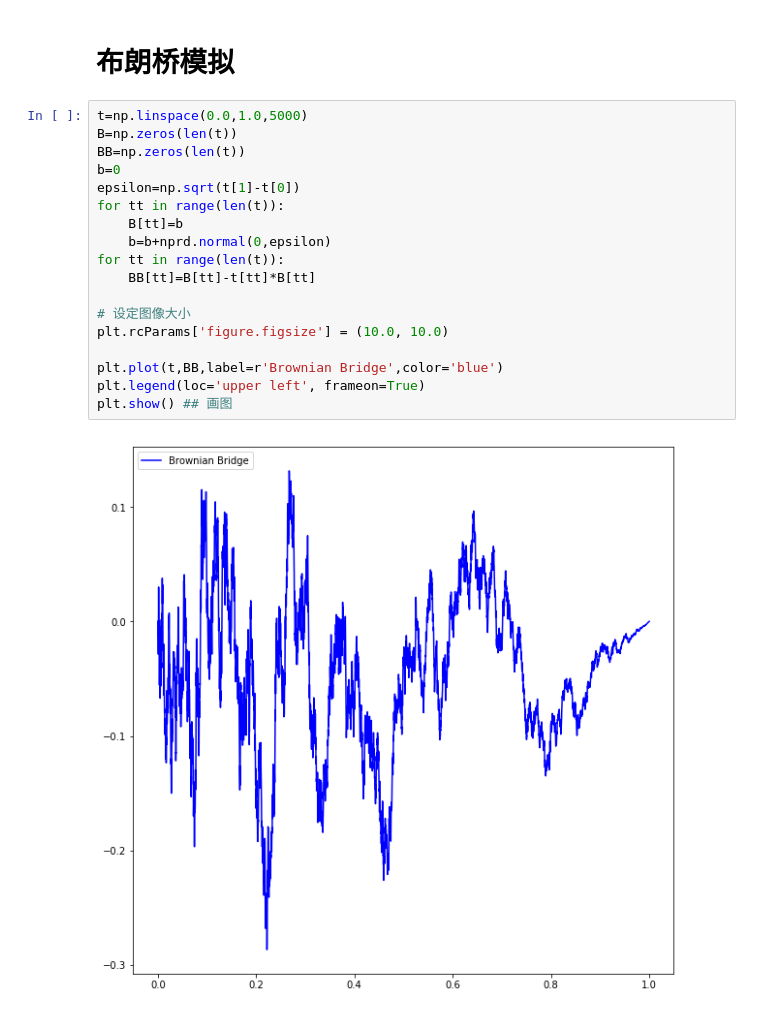
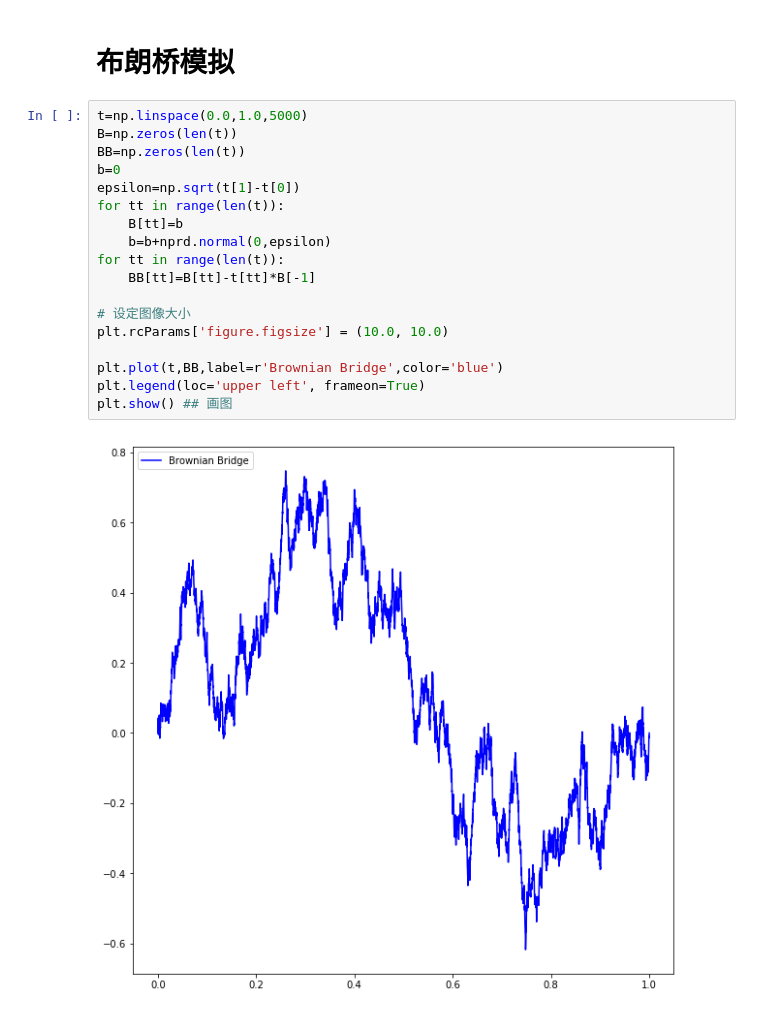
Before and after one commit to sijichun/MathStatsCode, a Jupyter notebook: notebook_python/Brownian.ipynb, the cells around one changed output. Saved outputs shown, nothing was run; the diff lists cells and outputs as text.

```diff
--- a/notebook_python/Brownian.ipynb
+++ b/notebook_python/Brownian.ipynb
@@ -77,23 +77,23 @@ plt.show() ## 画图
 # %%
 t=np.linspace(0.0,1.0,5000)
 B=np.zeros(len(t))
 BB=np.zeros(len(t))
 b=0
 epsilon=np.sqrt(t[1]-t[0])
 for tt in range(len(t)):
     B[tt]=b
     b=b+nprd.normal(0,epsilon)
 for tt in range(len(t)):
-    BB[tt]=B[tt]-t[tt]*B[tt]
+    BB[tt]=B[tt]-t[tt]*B[-1]
 
 # 设定图像大小
 plt.rcParams['figure.figsize'] = (10.0, 10.0)
 
 plt.plot(t,BB,label=r'Brownian Bridge',color='blue')
 plt.legend(loc='upper left', frameon=True)
 plt.show() ## 画图
 # %% [output]
-[figure, old version]
+[figure, new version]
 # %%
 import numpy as np
 import numpy.random as nprd
```
Also changed, not shown: parts of 3 cells of this notebook.
